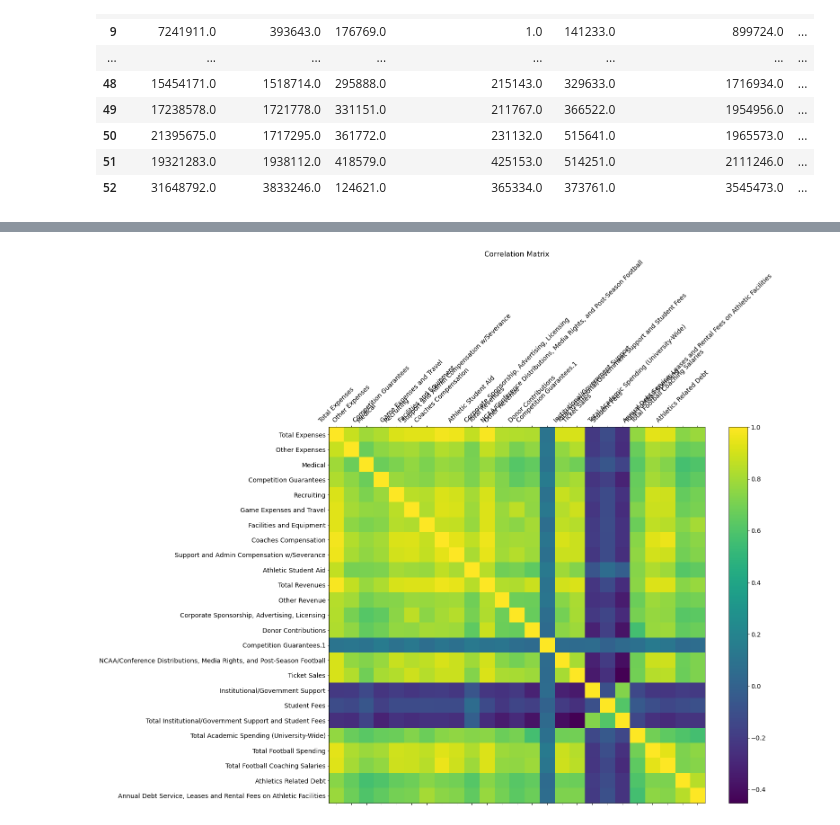
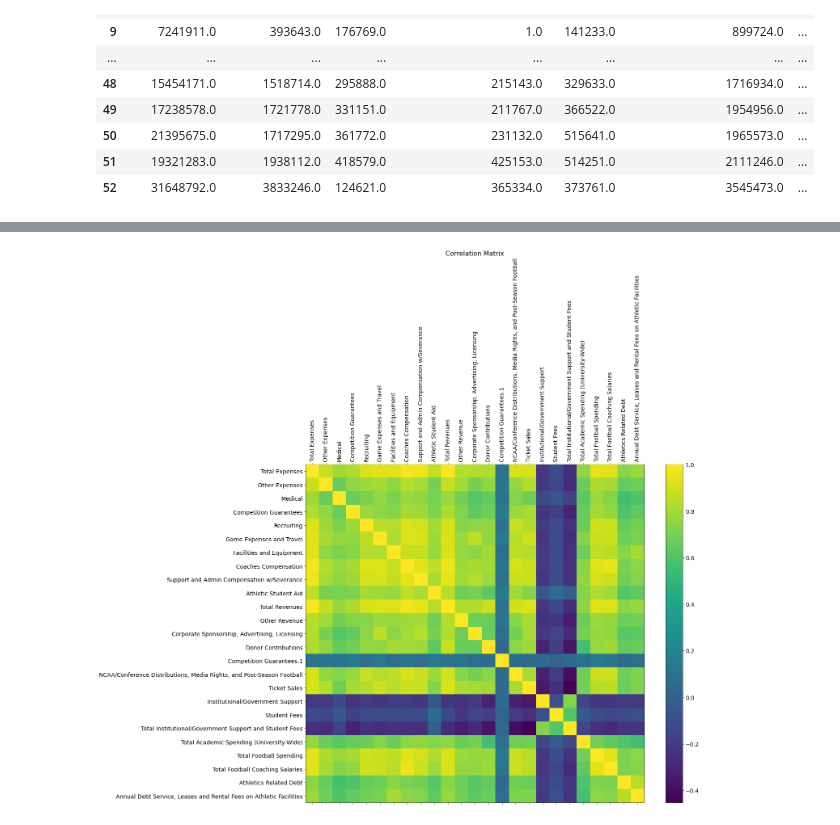
Before and after one commit to dpage02/FlutieEffect, a Jupyter notebook: Project_3/Cleaned_Resources/John_Cleaning.ipynb, the cells around one changed output, grey strips where cells are left out. Drawn from its saved outputs; the diff is of its cells as text; code cells hidden in the pictures.

Commit message:
finishing up cleanup and exploration

```diff
--- a/Project_3/Cleaned_Resources/John_Cleaning.ipynb
+++ b/Project_3/Cleaned_Resources/John_Cleaning.ipynb
@@ -155,16 +366,17 @@ expenses_dropped_na.head(50)
 # %%
-# Data Exploration: made a
+
+
 #try:
 f = plt.figure(figsize=(19, 15))
 plt.matshow(expenses_dropped_na.corr(), fignum=f.number)
-plt.xticks(range(expenses_dropped_na.shape[1]), expenses_dropped_na.columns, fontsize=14, rotation=45)
+plt.xticks(range(expenses_dropped_na.shape[1]), expenses_dropped_na.columns, fontsize=14, rotation=90)
 plt.yticks(range(expenses_dropped_na.shape[1]), expenses_dropped_na, fontsize=14)
 cb = plt.colorbar()
 cb.ax.tick_params(labelsize=14)
 plt.title('Correlation Matrix', fontsize=16)
 plt.show()
 #except ZeroDivisionError:
     #print ("divide by zero")
 # %% [output]
-[figure, old version]
+[figure, new version]
 # %%
```
Also changed, not shown: parts of 18 cells of this notebook, 1 other file.
